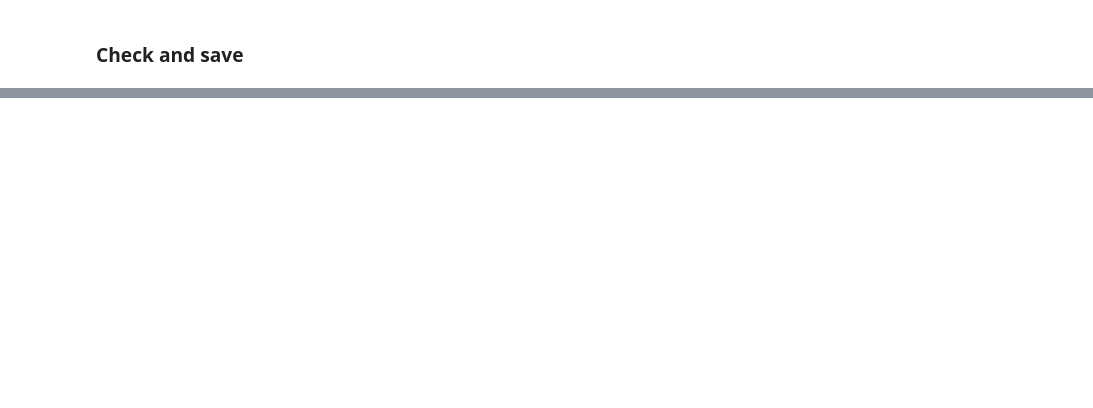
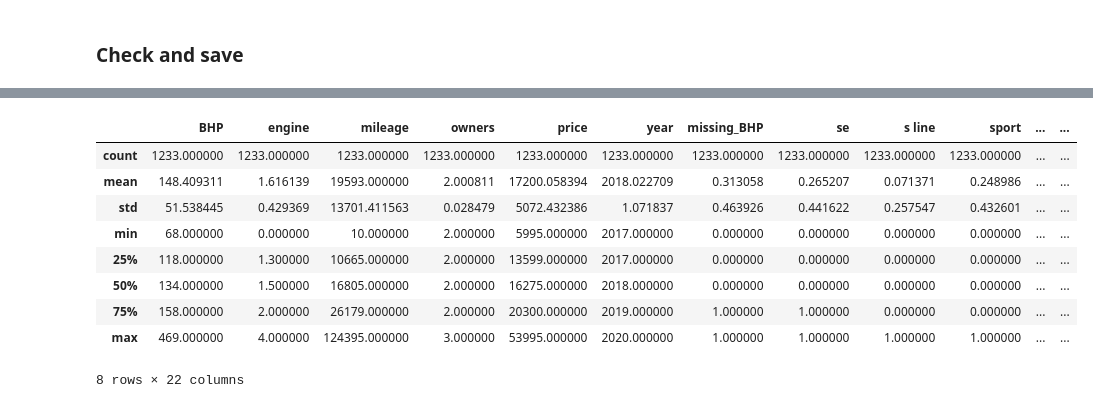
Before and after one commit to Hyang0219/Autotrader_estimator_project, a Jupyter notebook: data_cleanning.ipynb, the cells around one changed output, grey strips where cells are left out. Saved outputs shown, nothing was run; the diff lists cells and outputs as text; code cells hidden in the pictures; blank space fills up the shorter version.

Commit message:
updated data collection and cleanning

```diff
--- a/data_cleanning.ipynb
+++ b/data_cleanning.ipynb
@@ -201,0 +476,13 @@ df_clean.head()
+# %%
+df_clean.describe()
+# %% [output]
+|  | BHP | engine | mileage | owners | price | year | missing_BHP | se | s line | sport | ... | ... |
+| count | 1233.000000 | 1233.000000 | 1233.000000 | 1233.000000 | 1233.000000 | 1233.000000 | 1233.000000 | 1233.000000 | 1233.000000 | 1233.000000 | ... | ... |
+| mean | 148.409311 | 1.616139 | 19593.000000 | 2.000811 | 17200.058394 | 2018.022709 | 0.313058 | 0.265207 | 0.071371 | 0.248986 | ... | ... |
+| std | 51.538445 | 0.429369 | 13701.411563 | 0.028479 | 5072.432386 | 1.071837 | 0.463926 | 0.441622 | 0.257547 | 0.432601 | ... | ... |
+| min | 68.000000 | 0.000000 | 10.000000 | 2.000000 | 5995.000000 | 2017.000000 | 0.000000 | 0.000000 | 0.000000 | 0.000000 | ... | ... |
+| 25% | 118.000000 | 1.300000 | 10665.000000 | 2.000000 | 13599.000000 | 2017.000000 | 0.000000 | 0.000000 | 0.000000 | 0.000000 | ... | ... |
+| 50% | 134.000000 | 1.500000 | 16805.000000 | 2.000000 | 16275.000000 | 2018.000000 | 0.000000 | 0.000000 | 0.000000 | 0.000000 | ... | ... |
+| 75% | 158.000000 | 2.000000 | 26179.000000 | 2.000000 | 20300.000000 | 2019.000000 | 1.000000 | 1.000000 | 0.000000 | 0.000000 | ... | ... |
+| max | 469.000000 | 4.000000 | 124395.000000 | 3.000000 | 53995.000000 | 2020.000000 | 1.000000 | 1.000000 | 1.000000 | 1.000000 | ... | ... |
+8 rows × 22 columns
```
Also changed, not shown: parts of 57 cells of this notebook, 5 other files.
